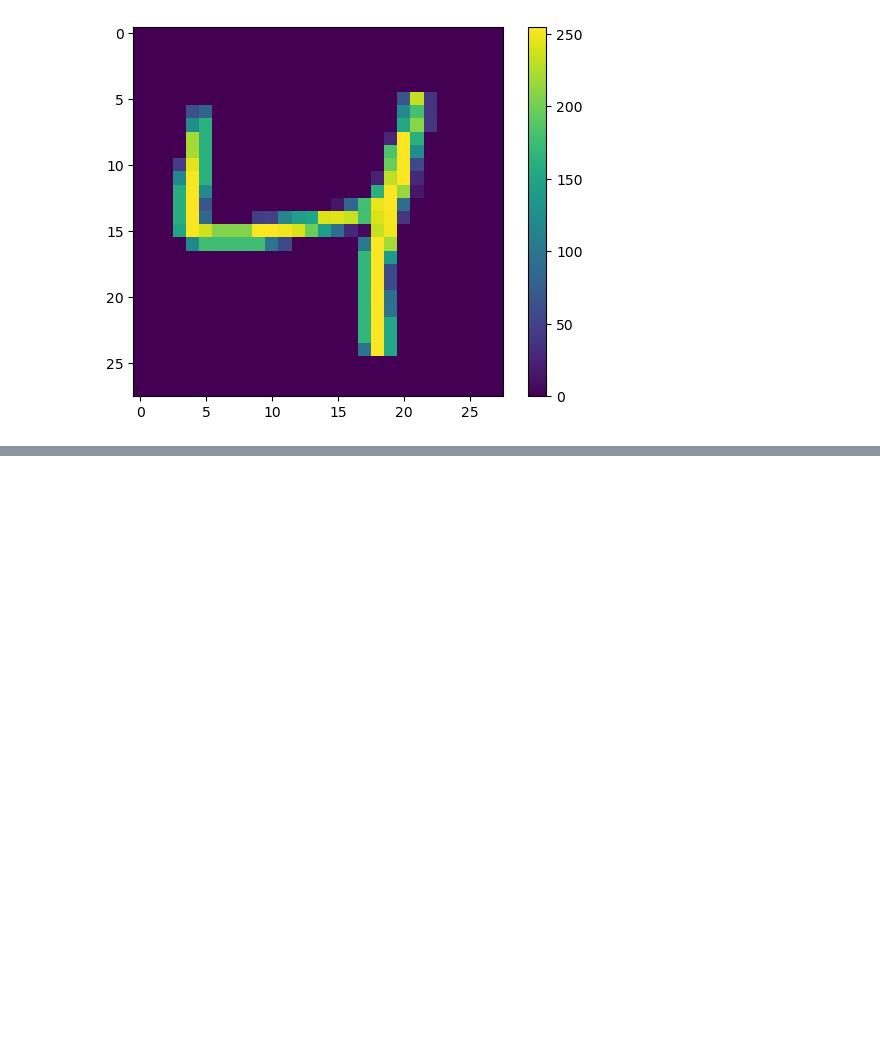
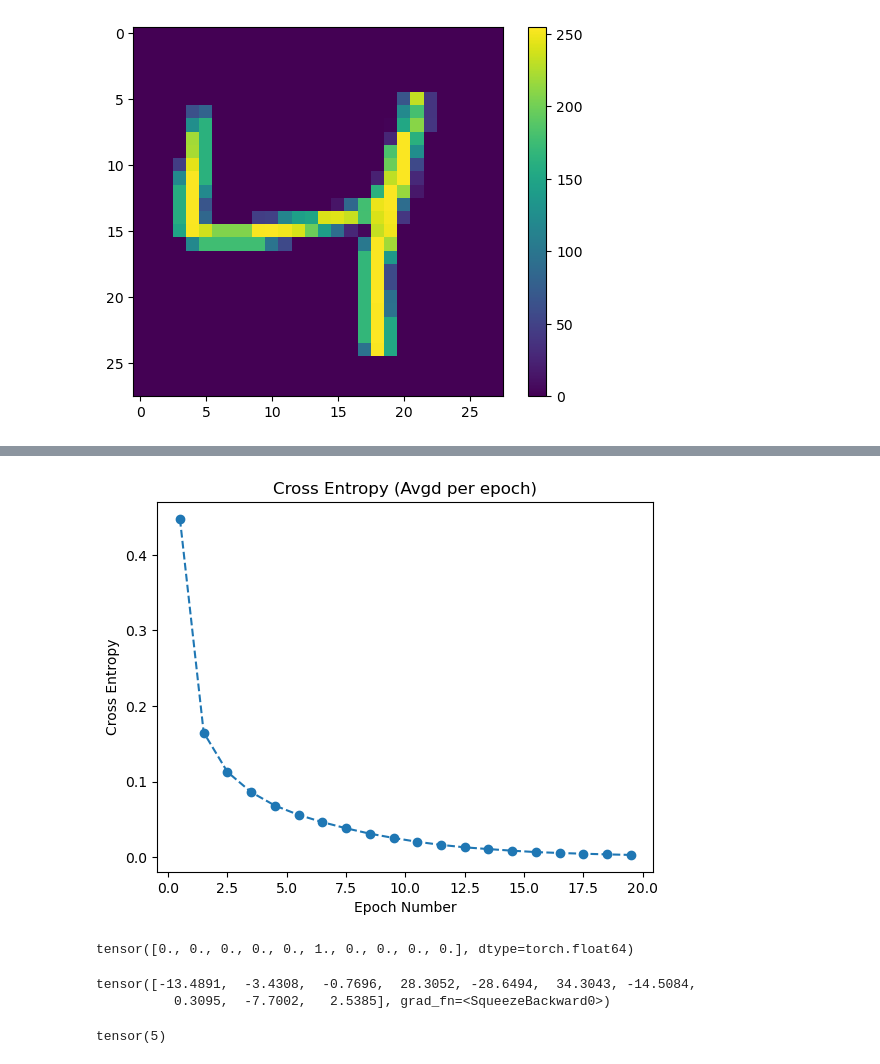
Before and after one commit to Nost4lgi4/Pytorch, a Jupyter notebook: MNIST digit recognizer.ipynb, the cells around one changed output, grey strips where cells are left out. Drawn from its saved outputs; the diff is of its cells as text; code cells hidden in the pictures; blank space fills up the shorter version.

```diff
--- a/MNIST digit recognizer.ipynb
+++ b/MNIST digit recognizer.ipynb
@@ -19,0 +135,27 @@ Number is 4
+# %%
+epoch_data_avg = epoch_data.reshape(20, -1).mean(axis = 1)
+loss_data_avg = loss_data.reshape(20, -1).mean(axis = 1)
+# %%
+plt.plot(epoch_data_avg, loss_data_avg, 'o--')
+plt.xlabel('Epoch Number')
+plt.ylabel('Cross Entropy')
+plt.title('Cross Entropy (Avgd per epoch)')
+plt.show()
+# %% [output]
+[figure, added]
+# %%
+y_sample = train_ds[0][1]
+y_sample
+# %% [output]
+tensor([0., 0., 0., 0., 0., 1., 0., 0., 0., 0.], dtype=torch.float64)
+# %%
+x_sample = train_ds[0][0]
+yhat_sample = f(x_sample)
+yhat_sample
+# %% [output]
+tensor([-13.4891,  -3.4308,  -0.7696,  28.3052, -28.6494,  34.3043, -14.5084,
+          0.3095,  -7.7002,   2.5385], grad_fn=<SqueezeBackward0>)
+# %%
+torch.argmax(yhat_sample)
+# %% [output]
+tensor(5)
```
Also changed, not shown: parts of 16 cells of this notebook.
